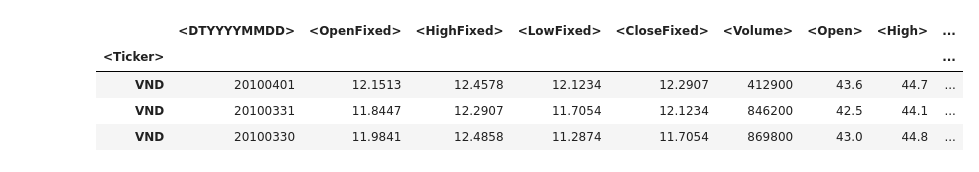
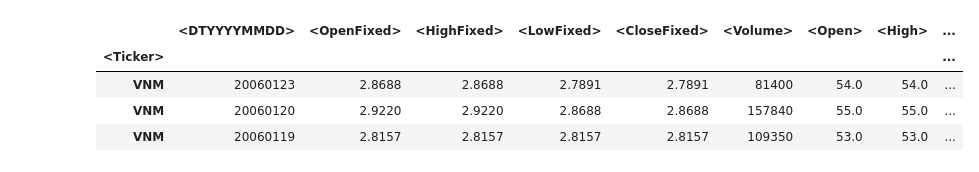
Before and after one commit to ngophuong/VNStock, a Jupyter notebook: 20210309 - VNM- Stock_plotly.ipynb, the cells around one changed output. Saved outputs shown, nothing was run; the diff lists cells and outputs as text; code cells hidden in the pictures.

```diff
--- a/20210309 - VNM- Stock_plotly.ipynb
+++ b/20210309 - VNM- Stock_plotly.ipynb
@@ -20,19 +20,19 @@ cf.go_offline()
 
 %matplotlib inline
 # %%
-url = 'https://raw.githubusercontent.com/ngophuong/VNStock/main/excel_vnd.csv'
+url = 'https://raw.githubusercontent.com/ngophuong/VNStock/main/excel_vnm.csv'
 df = pd.read_csv(url, index_col = 0)
 df['datetime']=pd.to_datetime(df['<DTYYYYMMDD>'],format='%Y%m%d')
 df['Week_no']= df['datetime'].dt.week
 df['Year_no']= df['datetime'].dt.year
 df['Period'] = df['Year_no'].astype(str) + str("-") + df['Week_no'].astype(str)
 df.tail(3)
 # %% [output]
 |  | <DTYYYYMMDD> | <OpenFixed> | <HighFixed> | <LowFixed> | <CloseFixed> | <Volume> | <Open> | <High> | ... |
 | <Ticker> |  |  |  |  |  |  |  |  | ... |
-| VND | 20100401 | 12.1513 | 12.4578 | 12.1234 | 12.2907 | 412900 | 43.6 | 44.7 | ... |
-| VND | 20100331 | 11.8447 | 12.2907 | 11.7054 | 12.1234 | 846200 | 42.5 | 44.1 | ... |
-| VND | 20100330 | 11.9841 | 12.4858 | 11.2874 | 11.7054 | 869800 | 43.0 | 44.8 | ... |
+| VNM | 20060123 | 2.8688 | 2.8688 | 2.7891 | 2.7891 | 81400 | 54.0 | 54.0 | ... |
+| VNM | 20060120 | 2.9220 | 2.9220 | 2.8688 | 2.8688 | 157840 | 55.0 | 55.0 | ... |
+| VNM | 20060119 | 2.8157 | 2.8157 | 2.8157 | 2.8157 | 109350 | 53.0 | 53.0 | ... |
 # %%
 df =df[['<Close>','datetime','<Volume>','Period','Year_no']]
 df = df.head(900)
```
Also changed, not shown: parts of 2 cells of this notebook.
